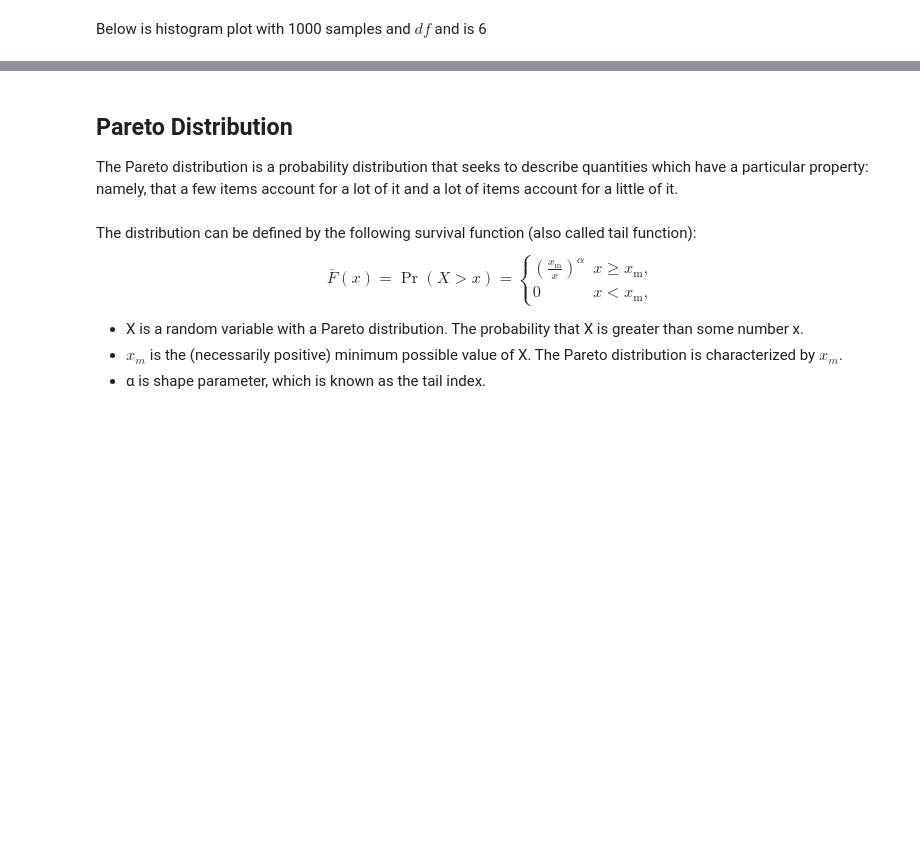
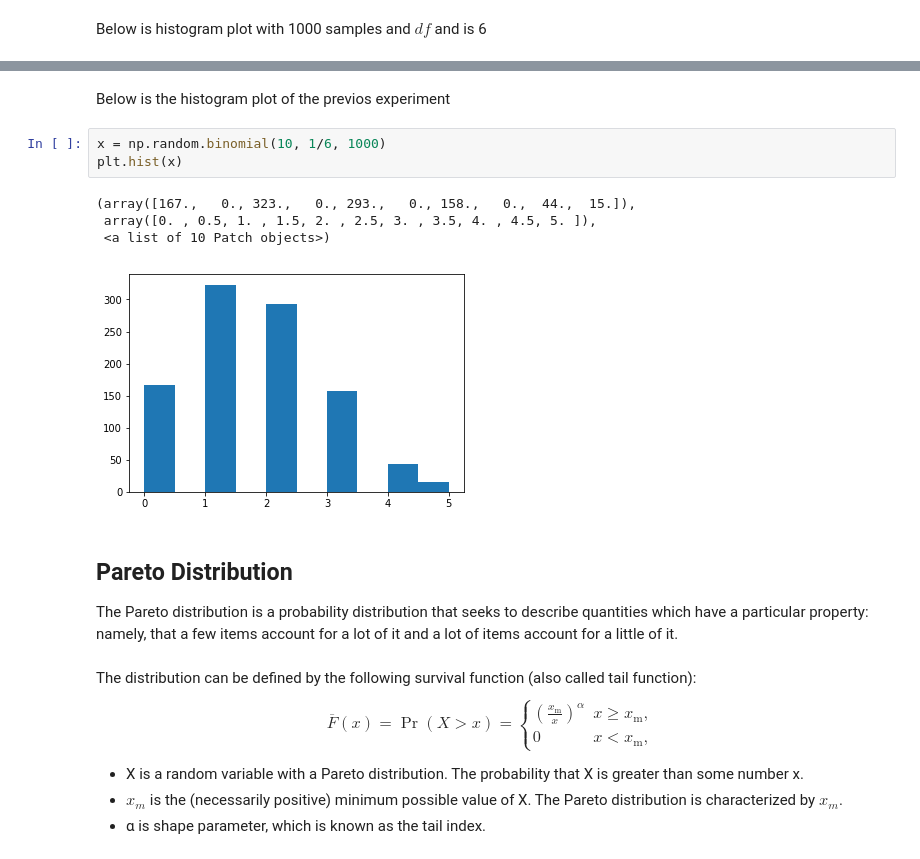
Before and after one commit to cadel560x/EmergingTechAssignments, a Jupyter notebook: numpy-random.ipynb, the cells around one changed output, grey strips where cells are left out. Saved outputs shown, nothing was run; the diff lists cells and outputs as text; blank space fills up the shorter version.

Commit message:
Binomial distribution completed

```diff
--- a/numpy-random.ipynb
+++ b/numpy-random.ipynb
@@ -283,3 +326,13 @@ plt.hist(x)
+# %% [markdown]
+Below is the histogram plot of the previos experiment
+# %%
+x = np.random.binomial(10, 1/6, 1000)
+plt.hist(x)
+# %% [output]
+(array([167.,   0., 323.,   0., 293.,   0., 158.,   0.,  44.,  15.]),
+ array([0. , 0.5, 1. , 1.5, 2. , 2.5, 3. , 3.5, 4. , 4.5, 5. ]),
+ <a list of 10 Patch objects>)
+[figure, added]
 # %% [markdown]
 ## Pareto Distribution
 The Pareto distribution is a probability distribution that seeks to describe quantities which have a particular property: namely, that a few items account for a lot of it and a lot of items account for a little of it.
```
Also changed, not shown: parts of 40 cells of this notebook.
